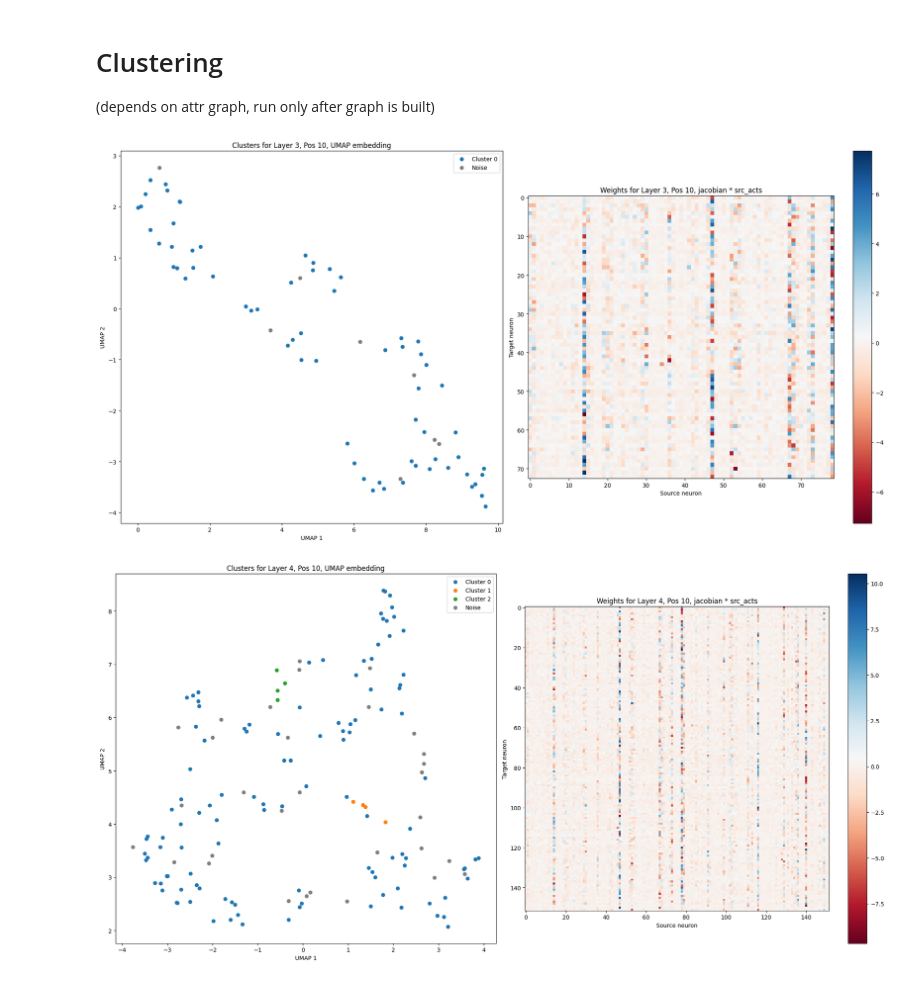
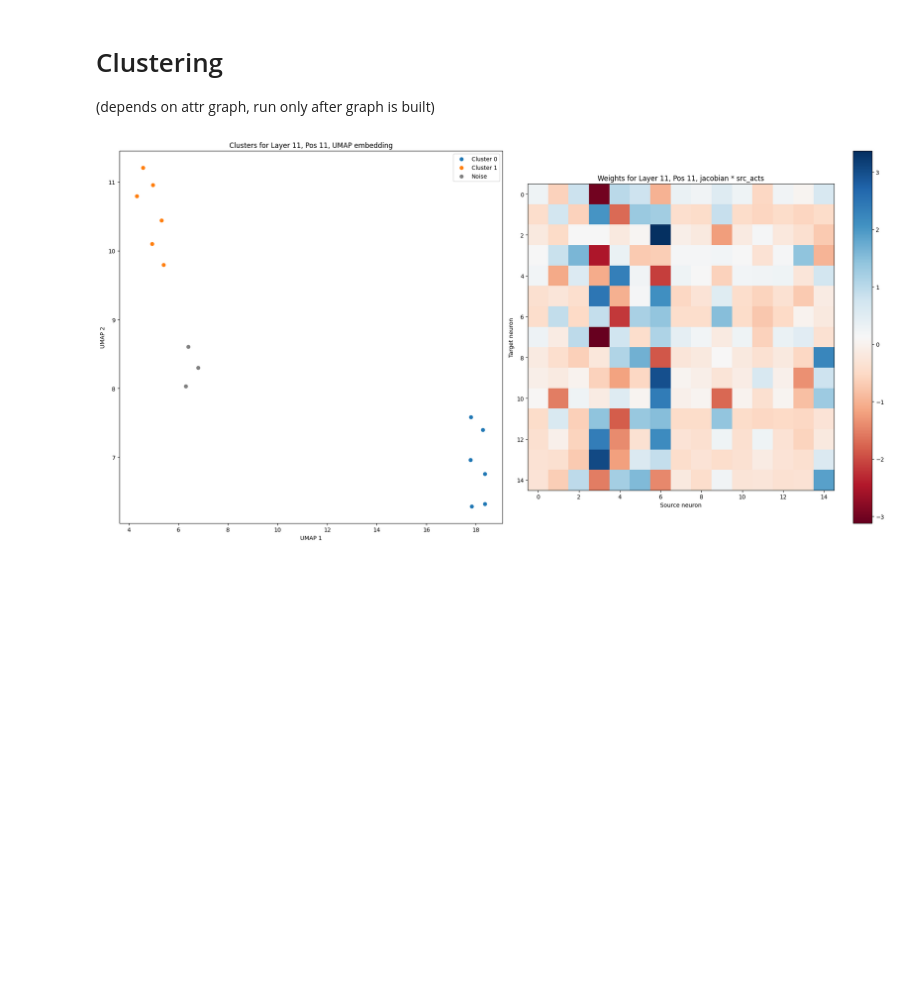
Before and after one commit to D4niel0s/NLP_project_circuits, a Jupyter notebook: neuron-clusters-influence.ipynb, the cells around one changed output. Cells and saved outputs as stored; diff of their text form; code cells hidden in the pictures; blank space fills up the shorter version.

Commit message:
Examine intermediate tokens from clusters

```diff
--- a/neuron-clusters-influence.ipynb
+++ b/neuron-clusters-influence.ipynb
@@ -492,6 +492,9 @@ if __name__ == "__main__":
 
     ## Generate IOI data
     clean_prompts, corrupted_prompts, answers = generate_ioi_data(num_samples)
+    clean_prompts = ['The National Aeronautics and Space Administration (N']
+    corrupted_prompts = ['a a a a a The National Security Agency (N']
+    answers = [('AS', 'SA')]
     clean_tokens = model.to_tokens(clean_prompts)
     corrupted_tokens = model.to_tokens(corrupted_prompts)
 
@@ -512,7 +515,7 @@ if __name__ == "__main__":
                                       clean_tokens[:num_circuit_samples],
                                       corrupted_tokens[:num_circuit_samples],
                                       answer_token_indices[:num_circuit_samples])
-    mask = compute_circuit_mask(attribution_scores, topk=1000, exclude_layers=[0, 1])
+    mask = compute_circuit_mask(attribution_scores, topk=100, exclude_layers=[0, 1])
     visualize_mask(model, mask.cpu(), clean_prompts[0])
     plt.savefig("ioi_circuit.png")
     plt.show()
@@ -534,8 +537,8 @@ Loaded pretrained model gpt2-small into HookedTransformer
 # %% [markdown]
 # Attribution graphs
 # %%
-sample_idx = 58
-seq_len = 15
+sample_idx = 0
+seq_len = 12
 take_k = 5 # Number of output nodes
 
 
@@ -544,7 +547,10 @@ take_k = 5 # Number of output nodes
 # output nodes correspond to candidate output tokens
 probs = model(clean_tokens[sample_idx])[0,seq_len-1].detach().cpu()
 out_tokens =  probs.topk(take_k).indices
-out_strings = model.tokenizer.decode(out_tokens).strip().split(" ")
+
+out_strings = []
+for t in out_tokens:
+    out_strings.append(model.tokenizer.decode(t).strip())
 
 output_nodes = [("Out", out_tokens[i].item(), out_strings[i]) for i in range(take_k)]
 
@@ -552,12 +558,11 @@ output_nodes = [("Out", out_tokens[i].item(), out_strings[i]) for i in range(tak
 # input nodes correspond to the input tokens
 input_tokens = clean_tokens[sample_idx]
 
-# <bos> messes .split(' ') up so we manually handle it
-input_strings = model.tokenizer.decode(input_tokens).strip().strip().split(" ")
-input_strings.reverse()
-input_strings.append('<bos>')
-input_strings.reverse()
-input_strings[1] = input_strings[1][13:]
+input_strings = []
+for t in input_tokens:
+    input_strings.append(model.tokenizer.decode(t).strip())
+input_strings[0] = '<bos>'
+
 
 input_nodes = [("In", input_tokens[i].item(), input_strings[i]) for i in range(len(input_strings))]
 
@@ -774,11 +757,11 @@ metric = 'correlation'
 reducer = UMAP(n_neighbors=5, min_dist=0.1, metric=metric)
 db = DBSCAN(eps=0.5, min_samples=5, metric=metric)
 
-
+lpos2clusters = {}
 for l,pos in unique_rows:
     target_nodes = inter_nodes[(inter_nodes[:,:2] == torch.tensor([l,pos])).all(dim=1)]
 
-    jacob = lpos2deriv[l,pos].to('cuda') # d target_neurons / d src_neurons , where src_neurons are all previous neurons in the circuit
+    jacob = lpos2deriv[l,pos]#.to('cuda') # d target_neurons / d src_neurons , where src_neurons are all previous neurons in the circuit
 
     if jacob.shape[1] == 0: # first layer has no previous neurons in the circuit, so it's not interesting here
         continue
@@ -802,37 +785,37 @@ for l,pos in unique_rows:
     labels = db.fit_predict(array_scaled)
 
     # Map labels back to tensor rows
-    clusters = {i: weights[labels == i] for i in set(labels) if i != -1}
-    noise = weights[labels == -1]
+    clusters = {i: lpos2act[l,pos][labels == i] for i in set(labels) if i != -1}
+    lpos2clusters[l,pos] = {i: mask.detach().cpu()[l,pos].nonzero().squeeze(1)[labels == i] for i in set(labels)}
+    noise = lpos2act[l,pos][labels == -1]
 
 
 
     # plot the clusters and the jacobian
     fig, (ax1, ax2) = plt.subplots(1, 2, figsize=(20, 10))
 
     # UMAP projection of the clusters
     embedding = reducer.fit_transform(array_scaled)
     for cluster_id, cluster in clusters.items():
         ax1.scatter(embedding[labels == cluster_id, 0], embedding[labels == cluster_id, 1], label=f'Cluster {cluster_id}')
     ax1.scatter(embedding[labels == -1, 0], embedding[labels == -1, 1], label='Noise', color='gray')
     ax1.set_title(f'Clusters for Layer {l}, Pos {pos}, UMAP embedding')
     ax1.set_xlabel('UMAP 1')
     ax1.set_ylabel('UMAP 2')
     ax1.legend()
 
     # Jacobian as a heatmap
     im = ax2.imshow(array, cmap='RdBu', interpolation='nearest')
     ax2.set_title(f'Weights for Layer {l}, Pos {pos}, jacobian * src_acts')
     ax2.set_xlabel('Source neuron')
     ax2.set_ylabel('Target neuron')
 
     plt.colorbar(im, ax=ax2)
     cax.set_title('Edge Weight', fontsize=12)
 
     plt.tight_layout()
 
 
 plt.show()
 # %% [output]
-[figure, old version]
+[figure, new version]
-[figure, removed]
```
Also changed, not shown: parts of 21 cells of this notebook.
